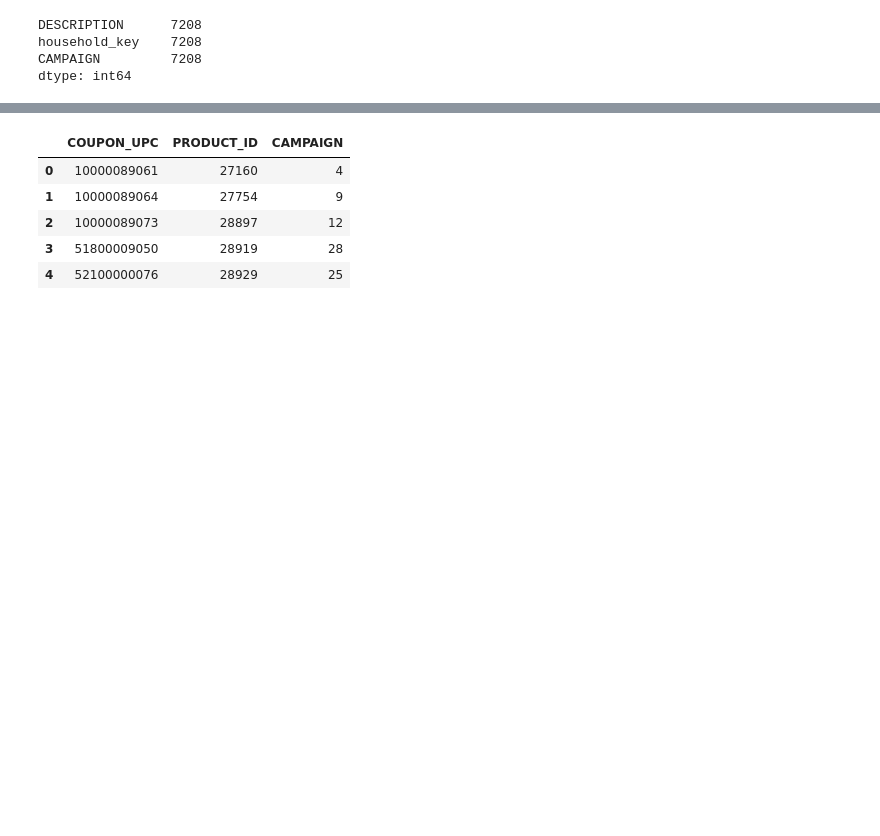
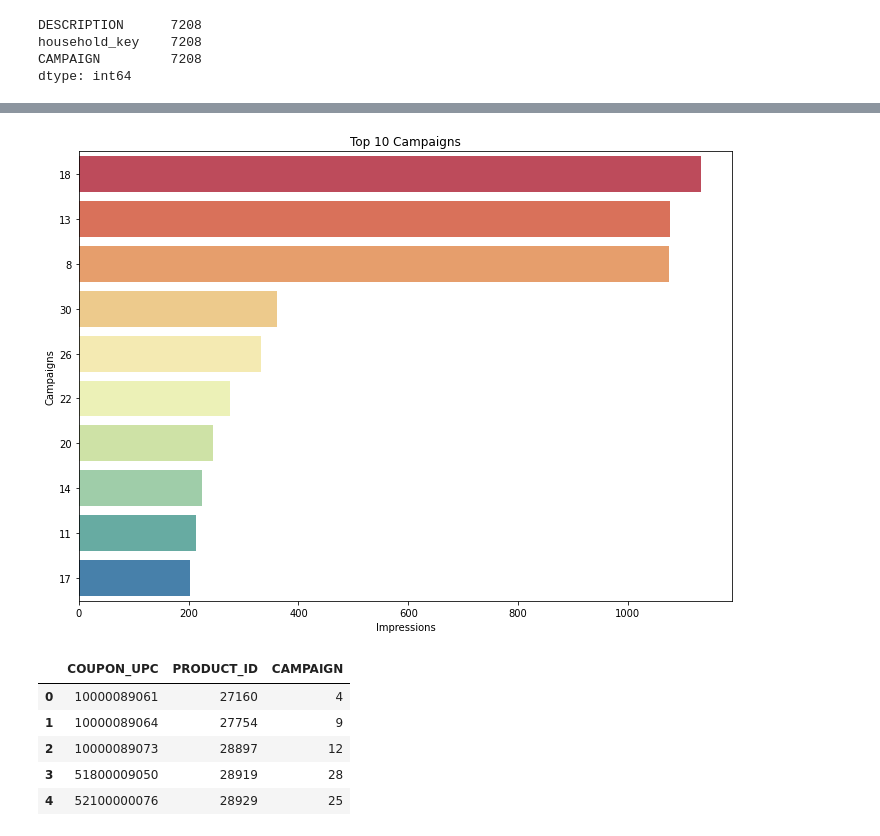
Before and after one commit to komkar123/INFO7374-Algorithmic_Digital_Marketing, a Jupyter notebook: Project/Exploratory Data Analysis/EDA.ipynb, the cells around one changed output, grey strips where cells are left out. Saved outputs shown, nothing was run; the diff lists cells and outputs as text; code cells hidden in the pictures; blank space fills up the shorter version.

```diff
--- a/Project/Exploratory Data Analysis/EDA.ipynb
+++ b/Project/Exploratory Data Analysis/EDA.ipynb
@@ -62,3 +74,14 @@ plt.show()
+# %%
+camp_summ=camp_summ.sort_values('household_key',ascending=False).head(10)
+camp_summ['CAMPAIGN']=camp_summ['CAMPAIGN'].astype(str)
+a4_dims = (11.7, 8.27)
+fig, ax = plt.subplots(figsize=a4_dims)
+ax=sns.barplot(y=camp_summ['CAMPAIGN'],x=camp_summ['household_key'],orient='h',palette='Spectral')
+ax.set(xlabel='Impressions', ylabel='Campaigns')
+plt.title('Top 10 Campaigns')
+plt.show()
+# %% [output]
+[figure, added]
 # %%
 coupon=pd.read_csv('/content/drive/MyDrive/coupon.csv')
 coupon.head()
```
Also changed, not shown: parts of 25 cells of this notebook.
